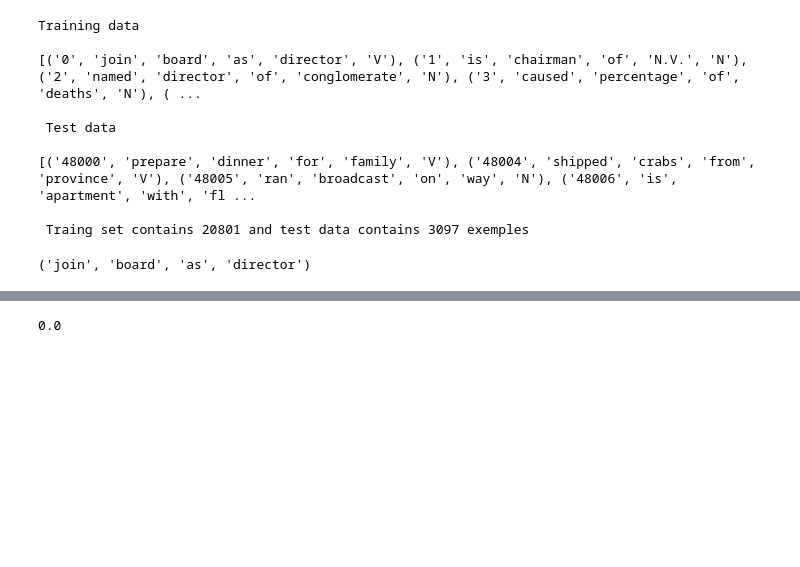
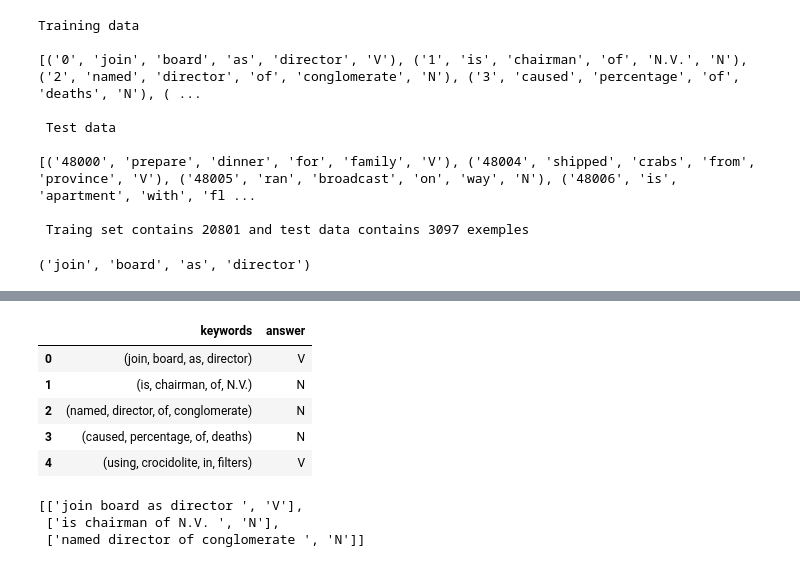
Before and after one commit to SIDIBEMoussa/NLP-Trainings, a Jupyter notebook: 04_LM_PP_Attachment_classification.ipynb, the cells around one changed output, grey strips where cells are left out. Drawn from its saved outputs; the diff is of its cells as text; code cells hidden in the pictures; blank space fills up the shorter version.

```diff
--- a/04_LM_PP_Attachment_classification.ipynb
+++ b/04_LM_PP_Attachment_classification.ipynb
@@ -306,7 +306,7 @@ def transform_data(element):
 
     transformed = {}
 
-    transformed["answers"] = element[-1]
+    transformed["answer"] = element[-1]
 
     transformed["keywords"] = element[1:-1]
 
@@ -315,13 +315,13 @@ def transform_data(element):
 train_data[0][1:-1]
 # %% [output]
 ('join', 'board', 'as', 'director')
+# %%
+train_data_trans = list(map(lambda x: transform_data(x),train_data))
+
+test_data_trans = list(map(lambda x: transform_data(x),test_data))
 # %%
-train_data_trans = map(lambda x: transform_data(x),train_data)
+train_labels =[x["answer"] for x in train_data_trans]
+test_labels = [x["answer"] for x in test_data_trans]
 
-test_data_trans = map(lambda x: transform_data(x),test_data)
-
-train_labels = [x["answers"] for x in train_data_trans]
-test_labels = [x["answers"] for x in test_data_trans]
-
-train_keywords = [x["keywords"] for x in train_data_trans]
+train_keywords =[x["keywords"] for x in train_data_trans]
 test_keywords = [x["keywords"] for x in test_data_trans]
@@ -353,4 +328,13 @@ class NaiveBayesClassifier():
-# %%
-evaluate_classifier(test_examples, NaiveBayesClassifier(train_examples))
-# %% [output]
-0.0
+# %%
+import pandas as pd
+df_train = pd.DataFrame({"keywords":train_keywords,"answer":train_labels})
+df_test = pd.DataFrame({"keywords":test_keywords,"answer":test_labels})
+# %%
+df_train.head()
+# %% [output]
+|  | keywords | answer |
+| 0 | (join, board, as, director) | V |
+| 1 | (is, chairman, of, N.V.) | N |
+| 2 | (named, director, of, conglomerate) | N |
+| 3 | (caused, percentage, of, deaths) | N |
+| 4 | (using, crocidolite, in, filters) | V |
@@ -356,0 +372,6 @@ evaluate_classifier(test_examples, NaiveBayesClassifier(train_examples))
+# %%
+dataset[:3]
+# %% [output]
+[['join board as director ', 'V'],
+ ['is chairman of N.V. ', 'N'],
+ ['named director of conglomerate ', 'N']]
```
Also changed, not shown: parts of 18 cells of this notebook.
